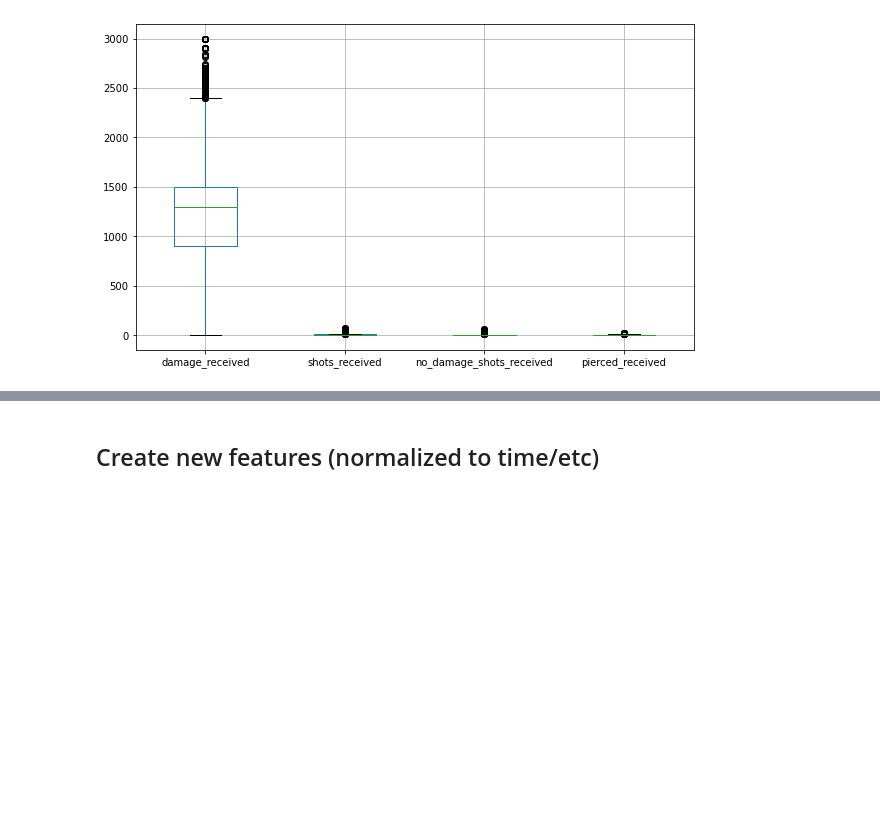
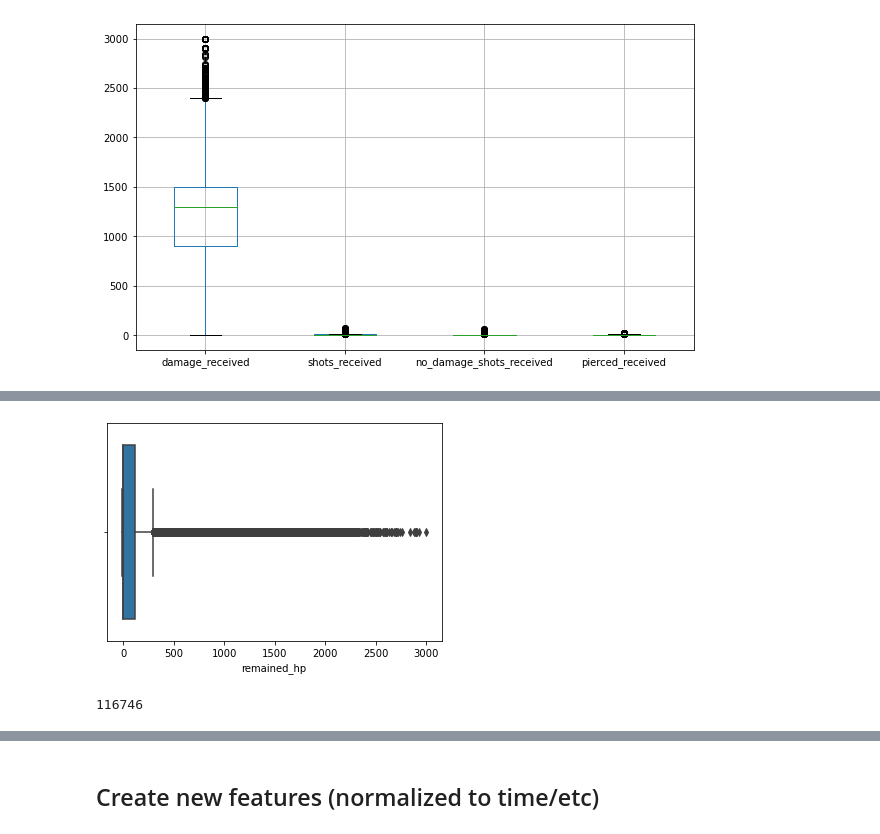
Before and after one commit to Egorka1/WG_Forge, a Jupyter notebook: WGProject.ipynb, the cells around one changed output, grey strips where cells are left out. Saved outputs shown, nothing was run; the diff lists cells and outputs as text; code cells hidden in the pictures; blank space fills up the shorter version.

```diff
--- a/WGProject.ipynb
+++ b/WGProject.ipynb
@@ -433,0 +447,9 @@ data[income_params].boxplot(figsize=(10, 6));
+# %%
+sns.boxplot(data['remained_hp']);
+# %% [output]
+[figure, added]
+# %%
+data_negative_hp = data[data['remained_hp'] < 0]
+data_negative_hp.shape[0]
+# %% [output]
+116746
```
Also changed, not shown: parts of 23 cells of this notebook.
